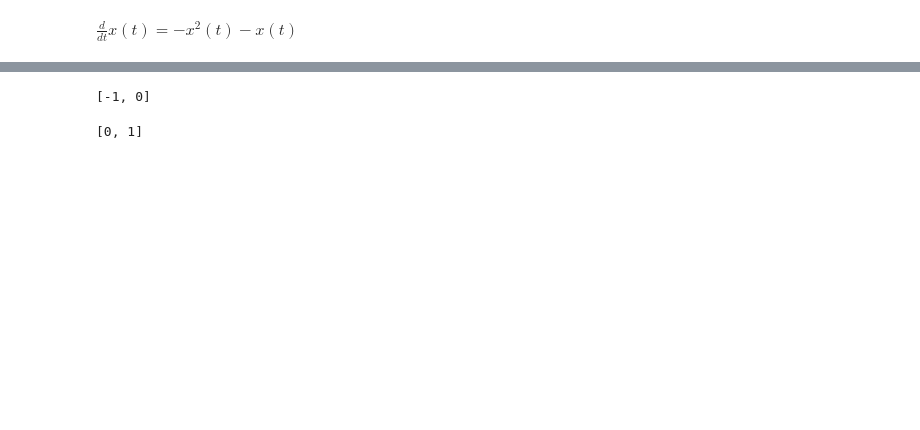
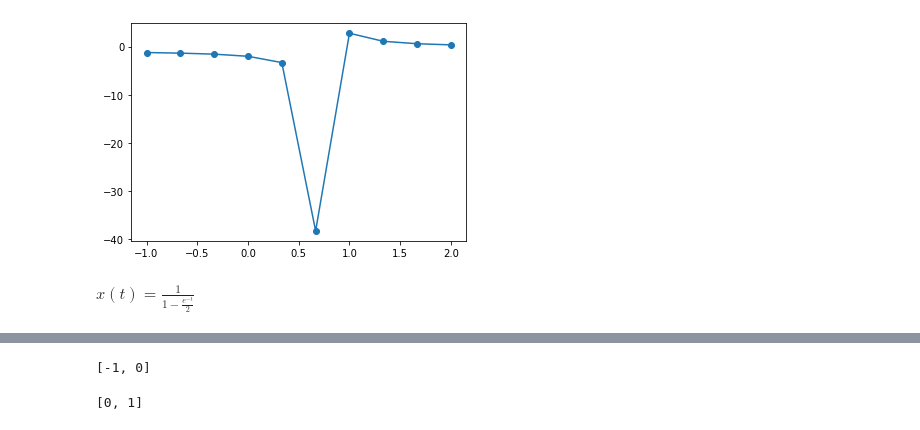
Before and after one commit to seowoo-sim/2021_cphys1, a Jupyter notebook: final.ipynb, the cells around one changed output, grey strips where cells are left out. Drawn from its saved outputs; the diff is of its cells as text; code cells hidden in the pictures; blank space fills up the shorter version.

```diff
--- a/final.ipynb
+++ b/final.ipynb
@@ -8,6 +44,16 @@ $\displaystyle x{\left(t \right)} = - \frac{C_{1}}{C_{1} - e^{t}}$
+# %%
+t2=np.linspace(-1,2,10)
+f2=[-2/(2 - exp(i)) for i in t2]
+plt.plot(t2,f2,'o-')
+plt.show()
+# %% [output]
+[figure, added]
 # %%
-r=-1
-x=Eq(x(t).diff(t),r*x(t)-x(t)**2)
-x
+#3번
+t=symbols('t')
+r=symbols('r')
+x=Function('x')
+deq=Eq(x(t).diff(t),x(t)-x(t)**2)
+dsolve(deq, ics={x(0):2})
 # %% [output]
-$\displaystyle \frac{d}{d t} x{\left(t \right)} = - x^{2}{\left(t \right)} - x{\left(t \right)}$
+$\displaystyle x{\left(t \right)} = \frac{1}{1 - \frac{e^{- t}}{2}}$
```
Also changed, not shown: parts of 11 cells of this notebook.
